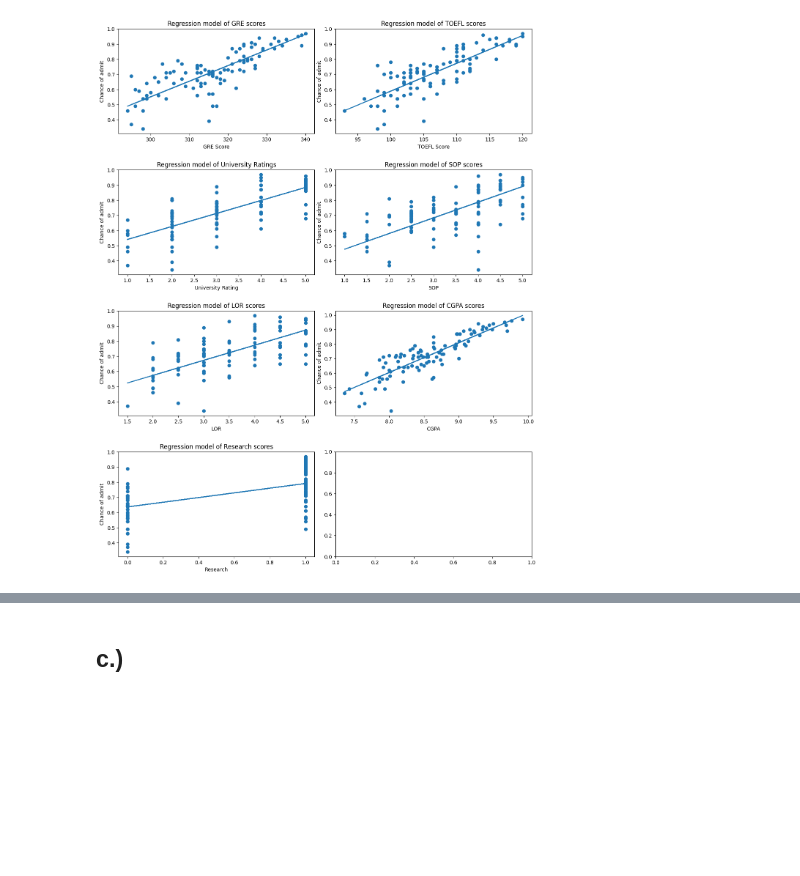
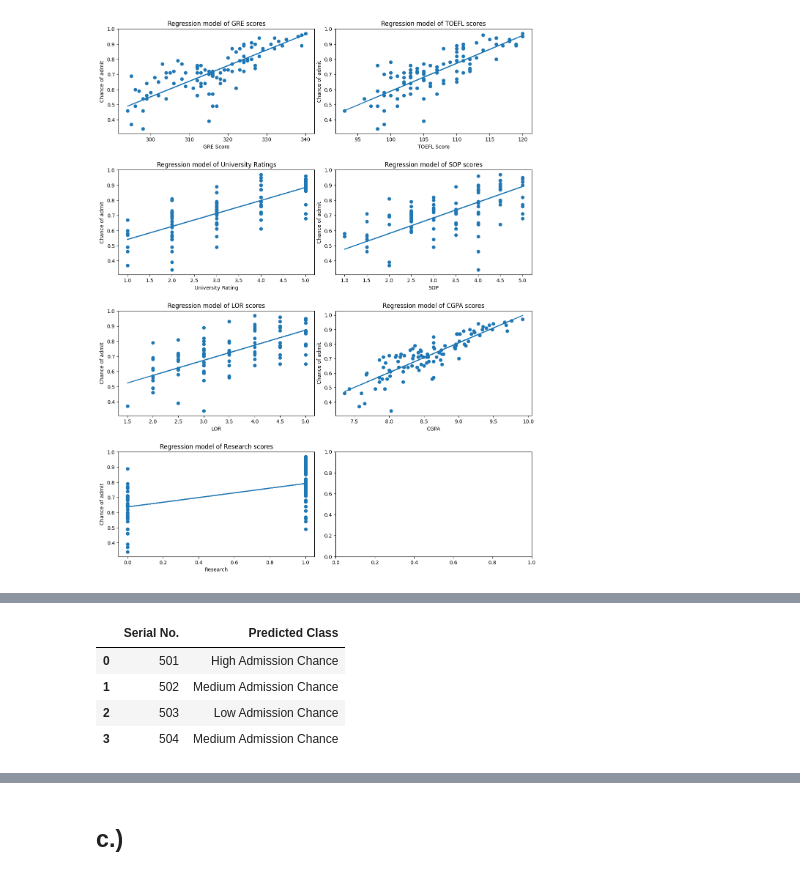
Before and after one commit to jmarmstrong1207/177-hw, a Jupyter notebook: CSC_177_Data_Preprocessing_Project2.ipynb, the cells around one changed output, grey strips where cells are left out. Cells and saved outputs as stored; diff of their text form; code cells hidden in the pictures; blank space fills up the shorter version.

```diff
--- a/CSC_177_Data_Preprocessing_Project2.ipynb
+++ b/CSC_177_Data_Preprocessing_Project2.ipynb
@@ -540,0 +598,13 @@ ax7.plot(testing_data_b_research, predict_research)
+# %%
+testY = pd.DataFrame(testData, columns=["Class"])
+testX = testData.drop(["Serial No.", "Class"], axis=1)
+
+predY = clf.predict(testX)
+predictions = pd.concat([testData['Serial No.'],pd.Series(predY,name='Predicted Class')], axis=1)
+predictions
+# %% [output]
+|  | Serial No. | Predicted Class |
+| 0 | 501 | High Admission Chance |
+| 1 | 502 | Medium Admission Chance |
+| 2 | 503 | Low Admission Chance |
+| 3 | 504 | Medium Admission Chance |
```
Also changed, not shown: parts of 5 cells of this notebook.
